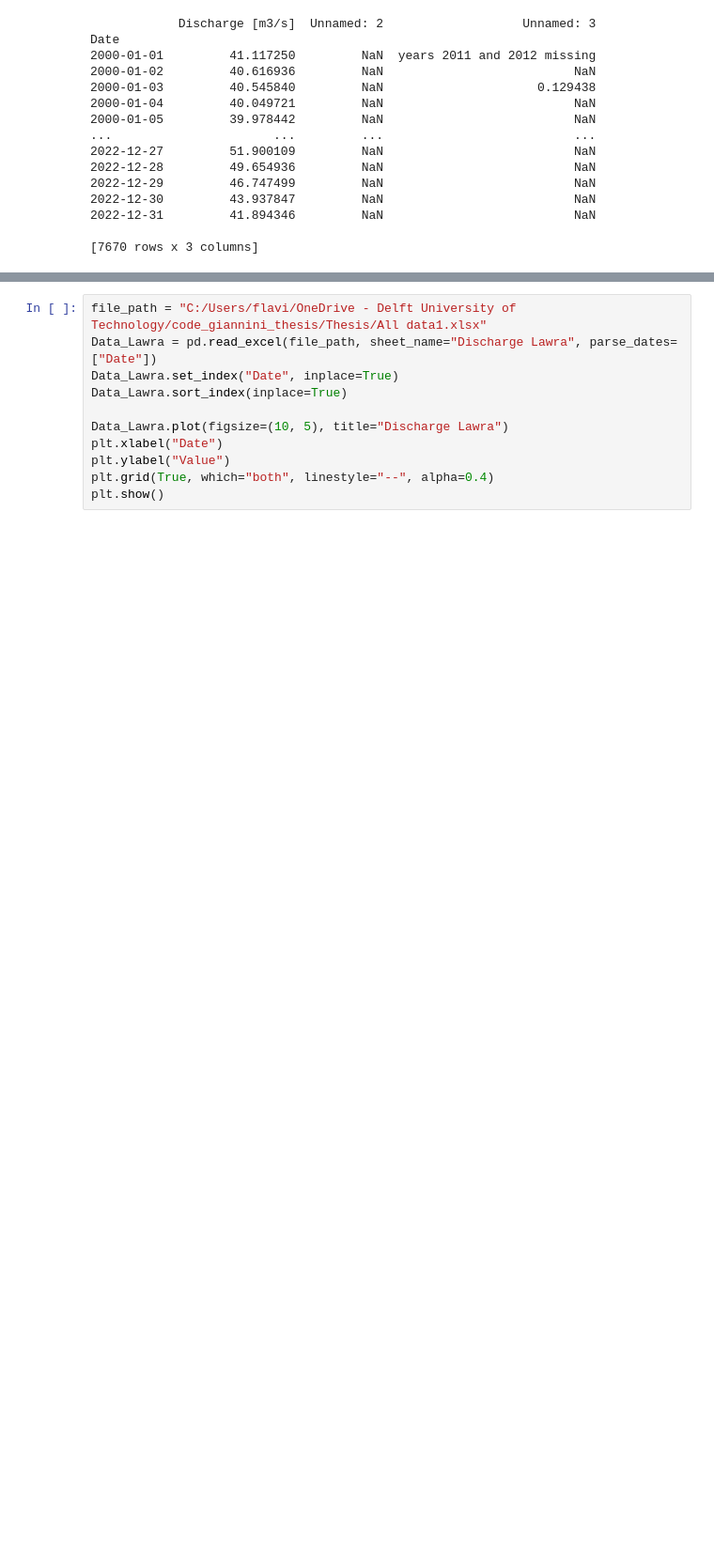
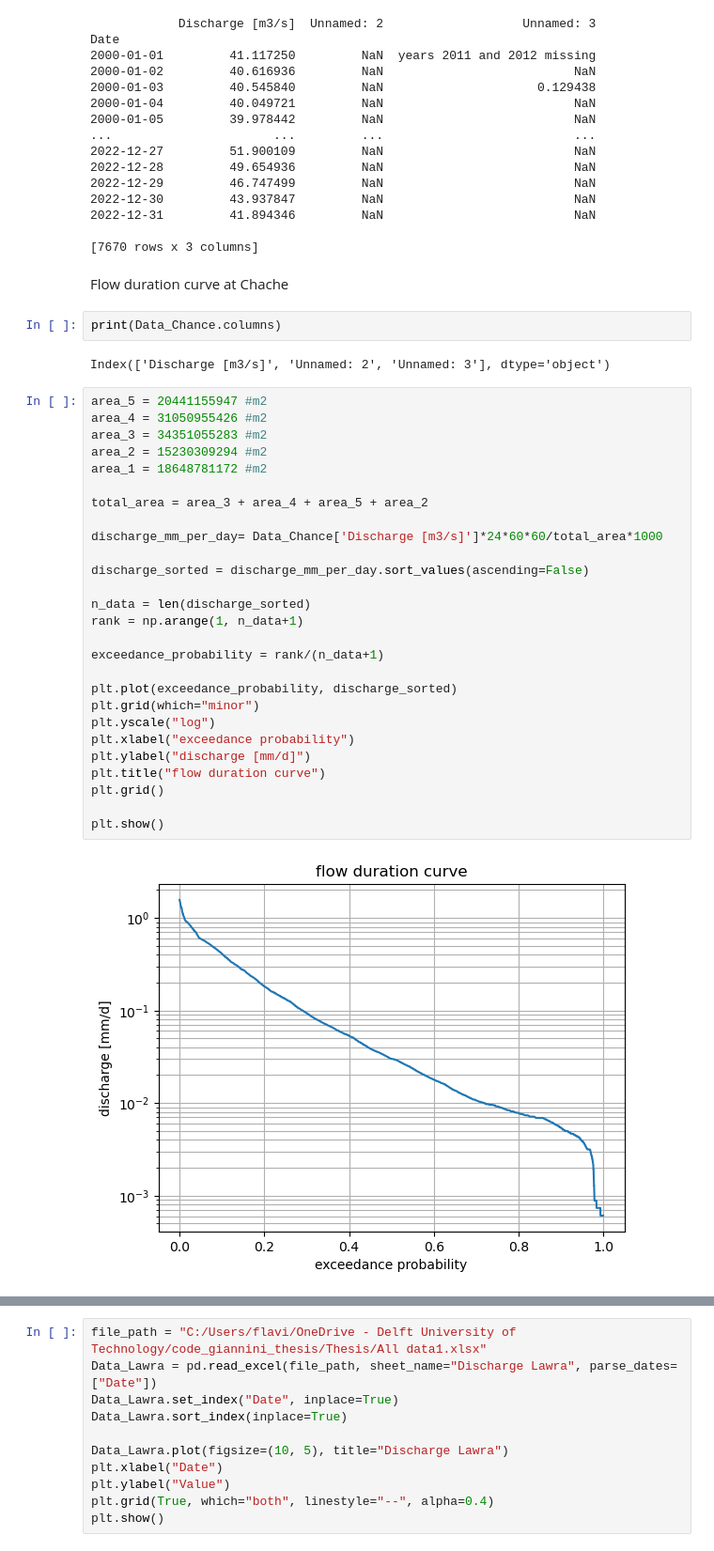
Before and after one commit to flavgiannini/Thesis, a Jupyter notebook: Analysis_data.ipynb, the cells around one changed output, grey strips where cells are left out. Shown at 94% size. Saved outputs shown, nothing was run; the diff lists cells and outputs as text; blank space fills up the shorter version.

```diff
--- a/Analysis_data.ipynb
+++ b/Analysis_data.ipynb
@@ -36,3 +36,38 @@ Date
 2022-12-31         41.894346         NaN                          NaN
 
 [7670 rows x 3 columns]
+# %% [markdown]
+Flow duration curve at Chache
+# %%
+print(Data_Chance.columns)
+# %% [output]
+Index(['Discharge [m3/s]', 'Unnamed: 2', 'Unnamed: 3'], dtype='object')
+# %%
+area_5 = 20441155947 #m2
+area_4 = 31050955426 #m2
+area_3 = 34351055283 #m2
+area_2 = 15230309294 #m2
+area_1 = 18648781172 #m2
+
+total_area = area_3 + area_4 + area_5 + area_2
+
+discharge_mm_per_day= Data_Chance['Discharge [m3/s]']*24*60*60/total_area*1000
+
+discharge_sorted = discharge_mm_per_day.sort_values(ascending=False)
+
+n_data = len(discharge_sorted)
+rank = np.arange(1, n_data+1)
+
+exceedance_probability = rank/(n_data+1)
+
+plt.plot(exceedance_probability, discharge_sorted)
+plt.grid(which="minor")
+plt.yscale("log")
+plt.xlabel("exceedance probability")
+plt.ylabel("discharge [mm/d]")
+plt.title("flow duration curve")
+plt.grid()
+
+plt.show()
+# %% [output]
+[figure, added]
```
Also changed, not shown: parts of 15 cells of this notebook, 2 other files.
